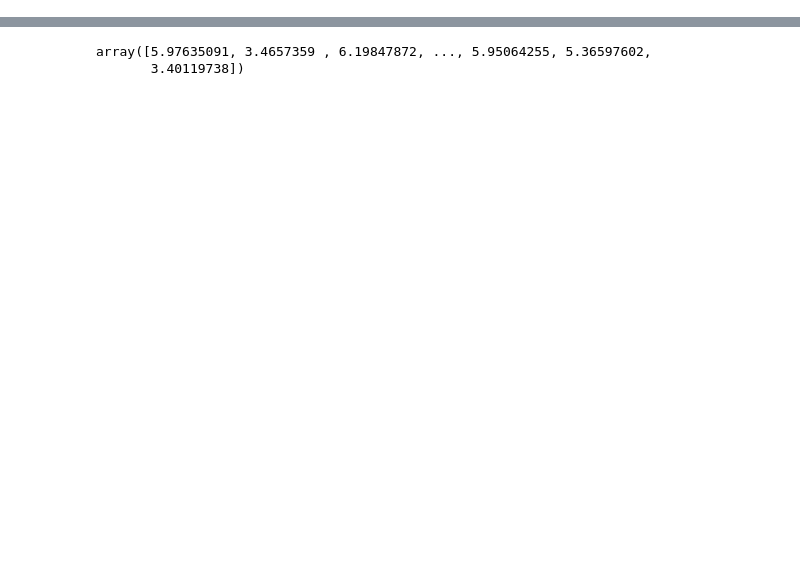
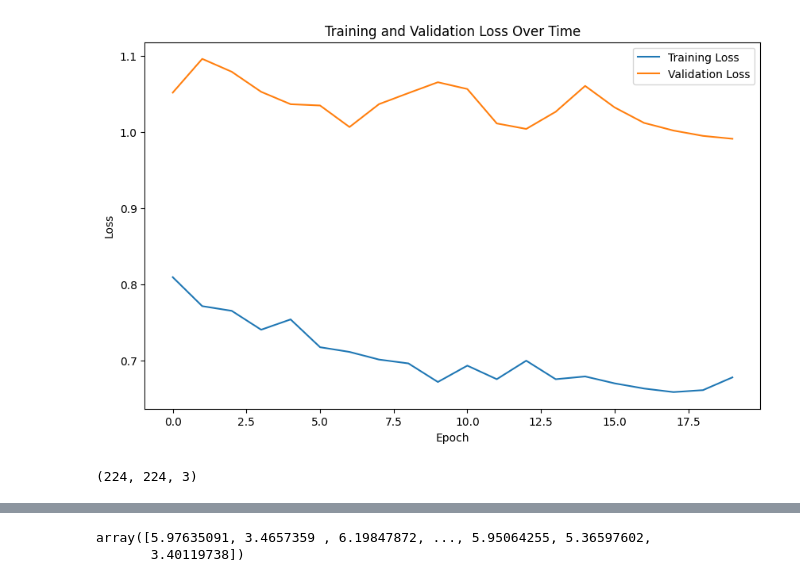
Before and after one commit to thanbskt/Recommendation_tool, a Jupyter notebook: prediction_model.ipynb, the cells around one changed output, grey strips where cells are left out. Drawn from its saved outputs; the diff is of its cells as text; code cells hidden in the pictures; blank space fills up the shorter version.

Commit message:
first simple recommendation

```diff
--- a/prediction_model.ipynb
+++ b/prediction_model.ipynb
@@ -300,4 +238,4 @@ array([[262.956]], dtype=float32)
 # %%
-with open('/home/thanos/Desktop/Sustainable_fashion/repos/Recommendation_tool/image_paths_Outfits_Outerwear_Tops_Bottoms.json') as f:
+with open('/notebooks/Recommendation_tool/image_paths_Outfits_Outerwear_Tops_Bottoms.json') as f:
     data1 = json.load(f)
 df_image_paths = pd.DataFrame(data1)
@@ -321,0 +242,3 @@ Accessories
+# %%
+# We use the first 500 rows
+df_image_paths=df_image_paths[:500]
@@ -321,0 +258,18 @@ Accessories
+# %%
+# Import the images from dataframe using the preprocessing function and store in lists one for each category
+images_list_Tops = df_image_paths["Tops"].apply(lambda x: preprocess_image_1(x)).tolist()
+images_list_Bottoms = df_image_paths["Bottoms"].apply(lambda x: preprocess_image_1(x)).tolist()
+images_list_Shoes = df_image_paths["Shoes"].apply(lambda x: preprocess_image_1(x)).tolist()
+images_list_Bags = df_image_paths["Bags"].apply(lambda x: preprocess_image_1(x)).tolist()
+images_list_Accessories = df_image_paths["Accessories"].apply(lambda x: preprocess_image_1(x)).tolist()
+images_list_Outwear = df_image_paths["Outwear"].apply(lambda x: preprocess_image_1(x)).tolist()
+
+
+
+# Convert list of preprocessed images to numpy array
+images_array_Tops = np.stack(images_list_Tops)
+images_array_Bottoms = np.stack(images_list_Bottoms)
+images_array_Shoes = np.stack(images_list_Shoes)
+images_array_Bags = np.stack(images_list_Bags)
+images_array_Accessories = np.stack(images_list_Accessories)
+images_array_Outwear = np.stack(images_list_Outwear)
@@ -321,0 +381,12 @@ Accessories
+# %%
+
+history = model.fit(
+    [images_array_Tops,
+     images_array_Bottoms,
+     images_array_Shoes
+    ],
+    y_scaled,
+    epochs=20,
+    batch_size=32,
+    validation_split=0.1 # or use `validation_data=(X_val, y_val)` if you have separate validation data
+)
@@ -321,0 +411,12 @@ Accessories
+# %%
+# Plotting the loss and validation_loss
+plt.figure(figsize=(10, 6))
+plt.plot(history.history['loss'], label='Training Loss')
+plt.plot(history.history['val_loss'], label='Validation Loss')
+plt.xlabel('Epoch')
+plt.ylabel('Loss')
+plt.title('Training and Validation Loss Over Time')
+plt.legend()
+plt.show()
+# %% [output]
+[figure, added]
@@ -321,0 +467,4 @@ Accessories
+# %%
+first_top.shape
+# %% [output]
+(224, 224, 3)
```
Also changed, not shown: parts of 82 cells of this notebook, 1 other file.
